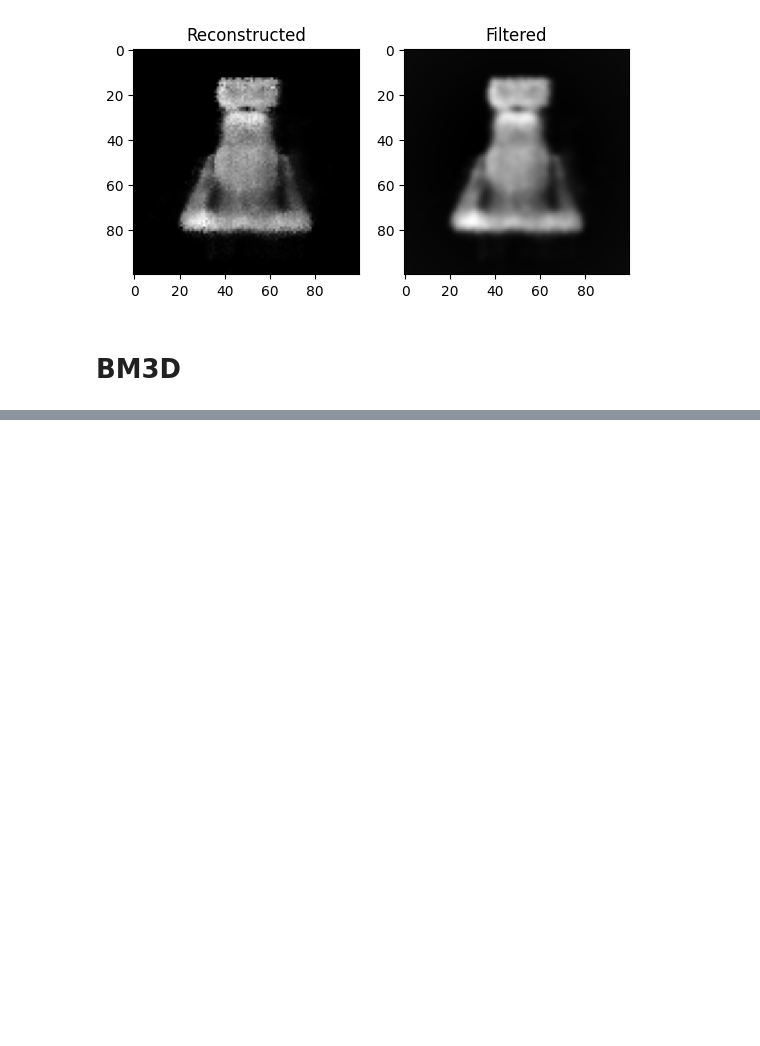
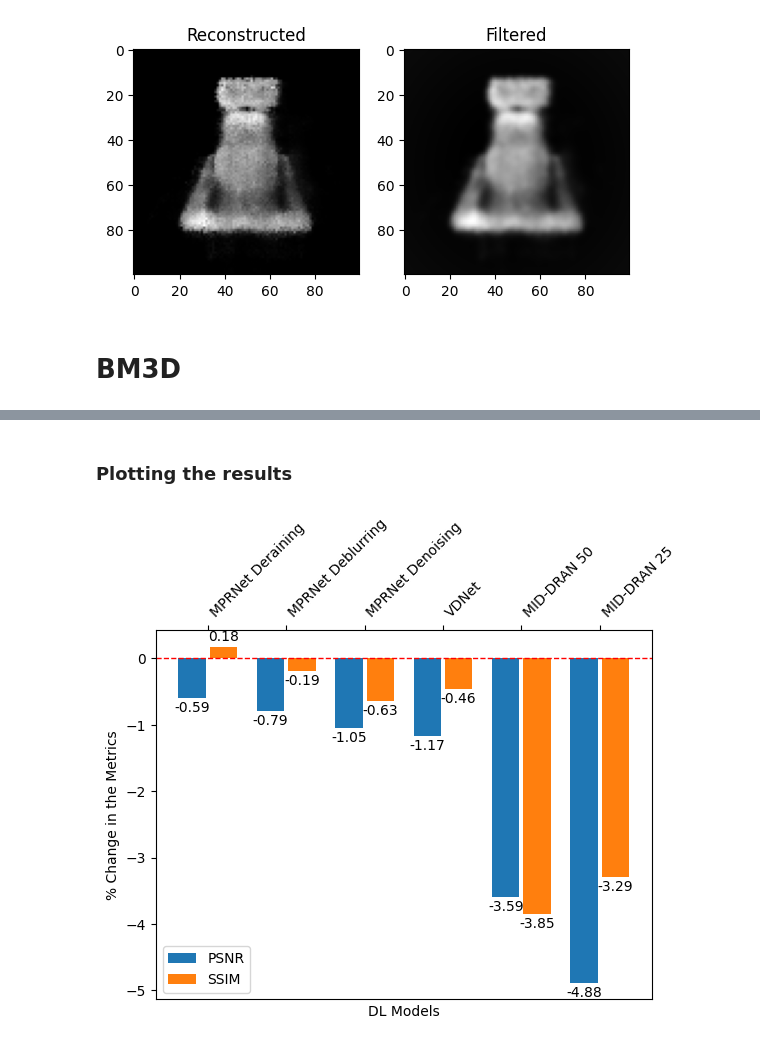
Before and after one commit to aliabusaleh/CS-BDRP-nerf, a Jupyter notebook: general_scripts/noise_evaluation_with_filters.ipynb, the cells around one changed output, grey strips where cells are left out. Saved outputs shown, nothing was run; the diff lists cells and outputs as text; code cells hidden in the pictures; blank space fills up the shorter version.

```diff
--- a/general_scripts/noise_evaluation_with_filters.ipynb
+++ b/general_scripts/noise_evaluation_with_filters.ipynb
@@ -785,0 +619,16 @@ df.to_csv("metrics_diff.csv")
+# %%
+df = pd.read_csv("DL_metricsDiff.csv")
+# %% [markdown]
+### Plotting the results
+# %%
+methods = [
+    'MID-DRAN 25', 'MID-DRAN 50', 'MPRNet Deblurring', 'MPRNet Denoising', 'MPRNet Deraining', 'VDNet']
+methods_cols = [
+    'mid-dran-25', 'mid-dran-50', 'mprnet_deblurring',
+       'mprnet_denoising', 'mprnet_deraining', 'vdnet']
+
+# notShow_idxs=[3,4,5,6,8]
+
+plot_metricsDiff(df, methods, methods_cols, idxs=[0,2], h_plus=0.25, xlabel='DL Models')
+# %% [output]
+[figure, added]
```
Also changed, not shown: parts of 26 cells of this notebook, 3 other files.
